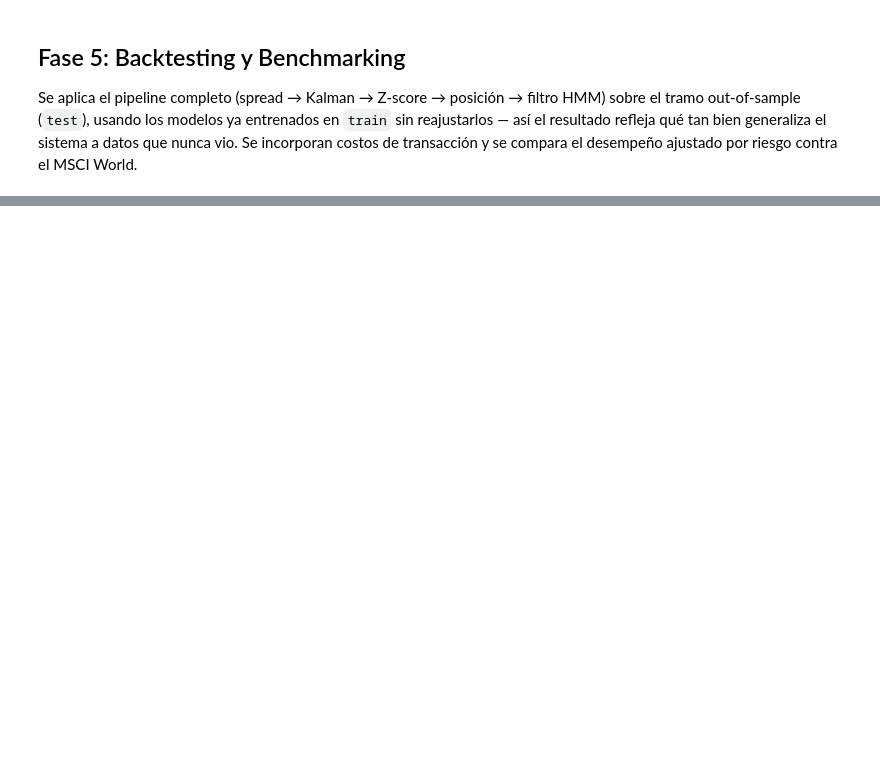
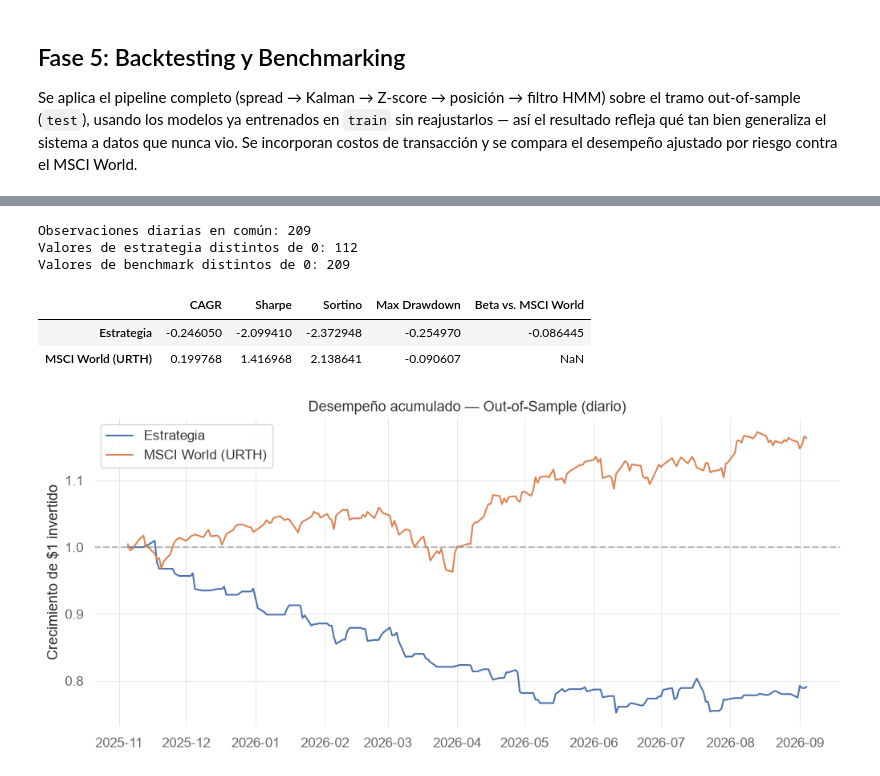
Before and after one commit to SamuOropeza/Investigacion_PCNM, a Jupyter notebook: main.ipynb, the cells around one changed output, grey strips where cells are left out. Saved outputs shown, nothing was run; the diff lists cells and outputs as text; code cells hidden in the pictures; blank space fills up the shorter version.

```diff
--- a/main.ipynb
+++ b/main.ipynb
@@ -819,0 +706,12 @@ plt.show()
+# %%
+# 1. Descarga diaria de URTH (mucho más confiable que intradía)
+benchmark_daily = yf.download('URTH', period='729d', interval='1d', progress=False)['Close']
+if isinstance(benchmark_daily, pd.DataFrame):
+    benchmark_daily = benchmark_daily.iloc[:, 0]
+
+if benchmark_daily.index.tz is not None:
+    benchmark_daily.index = benchmark_daily.index.tz_localize(None)
+
+print("Shape:", benchmark_daily.shape)
+print("NaNs:", benchmark_daily.isna().sum())
+benchmark_daily.describe()
@@ -819,0 +730,54 @@ plt.show()
+# %%
+# 2. Agregar el P&L de la estrategia (que está en horas) a nivel diario
+pnl_net_daily = pnl_net_test.copy()
+if pnl_net_daily.index.tz is not None:
+    pnl_net_daily.index = pnl_net_daily.index.tz_localize(None)
+
+pnl_net_daily = pnl_net_daily.resample('D').sum()
+pnl_net_daily = pnl_net_daily[pnl_net_daily.index.isin(benchmark_daily.index) | (pnl_net_daily != 0)]
+
+# 3. Retornos de estrategia y benchmark, alineados por fecha (día calendario)
+strategy_returns_daily = (pnl_net_daily / notional_capital).rename('strategy')
+benchmark_returns_daily = benchmark_daily.pct_change().rename('benchmark')
+
+common_index = strategy_returns_daily.index.intersection(benchmark_returns_daily.index)
+strategy_returns_daily = strategy_returns_daily.loc[common_index].fillna(0)
+benchmark_returns_daily = benchmark_returns_daily.loc[common_index].fillna(0)
+
+print(f"Observaciones diarias en común: {len(common_index)}")
+print(f"Valores de estrategia distintos de 0: {(strategy_returns_daily != 0).sum()}")
+print(f"Valores de benchmark distintos de 0: {(benchmark_returns_daily != 0).sum()}")
+# %% [output]
+Observaciones diarias en común: 209
+Valores de estrategia distintos de 0: 112
+Valores de benchmark distintos de 0: 209
+# %%
+metrics = pd.DataFrame({
+    'CAGR': [qs.stats.cagr(strategy_returns_daily), qs.stats.cagr(benchmark_returns_daily)],
+    'Sharpe': [qs.stats.sharpe(strategy_returns_daily), qs.stats.sharpe(benchmark_returns_daily)],
+    'Sortino': [qs.stats.sortino(strategy_returns_daily), qs.stats.sortino(benchmark_returns_daily)],
+    'Max Drawdown': [qs.stats.max_drawdown(strategy_returns_daily), qs.stats.max_drawdown(benchmark_returns_daily)],
+}, index=['Estrategia', 'MSCI World (URTH)'])
+
+beta = qs.stats.greeks(strategy_returns_daily, benchmark_returns_daily)['beta']
+metrics.loc['Estrategia', 'Beta vs. MSCI World'] = beta
+
+metrics
+# %% [output]
+|  | CAGR | Sharpe | Sortino | Max Drawdown | Beta vs. MSCI World |
+| Estrategia | -0.246050 | -2.099410 | -2.372948 | -0.254970 | -0.086445 |
+| MSCI World (URTH) | 0.199768 | 1.416968 | 2.138641 | -0.090607 | NaN |
+# %%
+strategy_cum_daily = (1 + strategy_returns_daily).cumprod()
+benchmark_cum_daily = (1 + benchmark_returns_daily).cumprod()
+
+plt.figure(figsize=(12, 5))
+plt.plot(strategy_cum_daily.index, strategy_cum_daily.values, label='Estrategia', linewidth=1.5)
+plt.plot(benchmark_cum_daily.index, benchmark_cum_daily.values, label='MSCI World (URTH)', linewidth=1.5)
+plt.axhline(1.0, color='gray', linestyle='--', alpha=0.5)
+plt.legend()
+plt.title("Desempeño acumulado — Out-of-Sample (diario)")
+plt.ylabel("Crecimiento de $1 invertido")
+plt.show()
+# %% [output]
+[figure, added]
```
Also changed, not shown: parts of 31 cells of this notebook.
